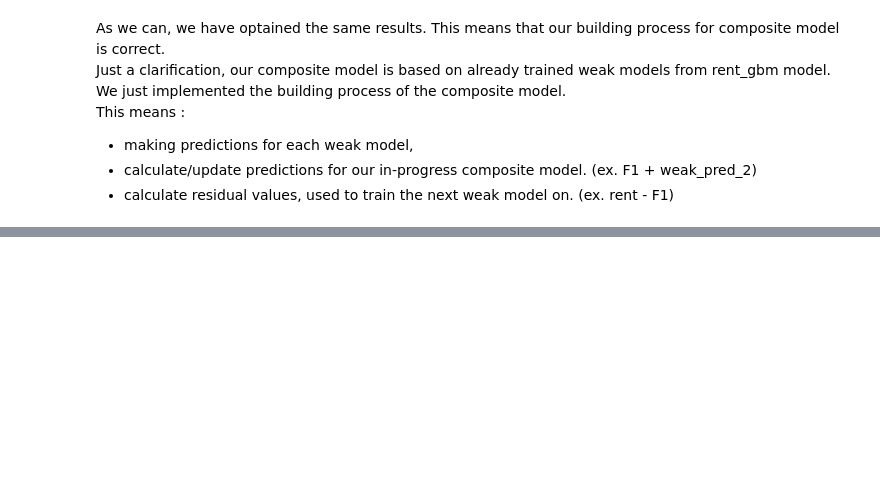
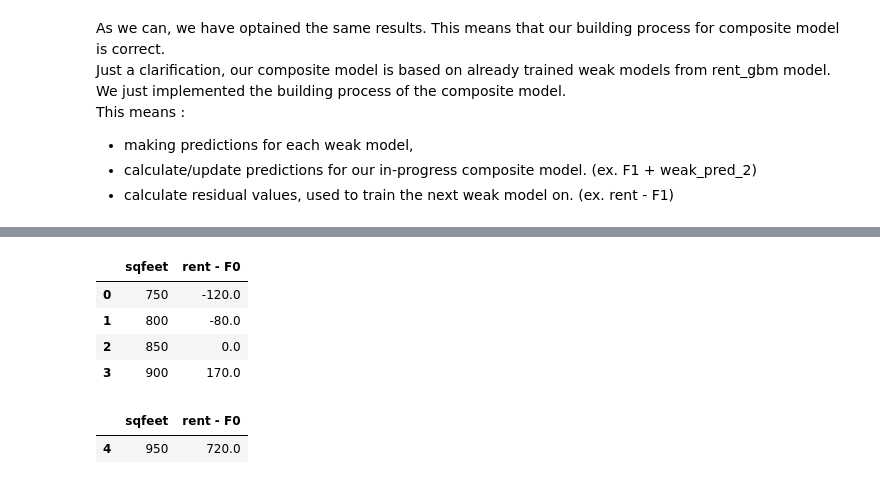
Before and after one commit to tlapusan/ml_learning, a Jupyter notebook: explain_ai/sklearn_gradient_boosting_implementation.ipynb, the cells around one changed output, grey strips where cells are left out. Cells and saved outputs as stored; diff of their text form; code cells hidden in the pictures; blank space fills up the shorter version.

```diff
--- a/explain_ai/sklearn_gradient_boosting_implementation.ipynb
+++ b/explain_ai/sklearn_gradient_boosting_implementation.ipynb
@@ -265,0 +316,13 @@ This means :
+# %%
+dataset_direction.iloc[node_samples_1[1]][features + ["rent - F0"]]
+# %% [output]
+|  | sqfeet | rent - F0 |
+| 0 | 750 | -120.0 |
+| 1 | 800 | -80.0 |
+| 2 | 850 | 0.0 |
+| 3 | 900 | 170.0 |
+# %%
+dataset_direction.iloc[node_samples_1[2]][features + ["rent - F0"]]
+# %% [output]
+|  | sqfeet | rent - F0 |
+| 4 | 950 | 720.0 |
```
Also changed, not shown: parts of 9 cells of this notebook, 10 other files.
